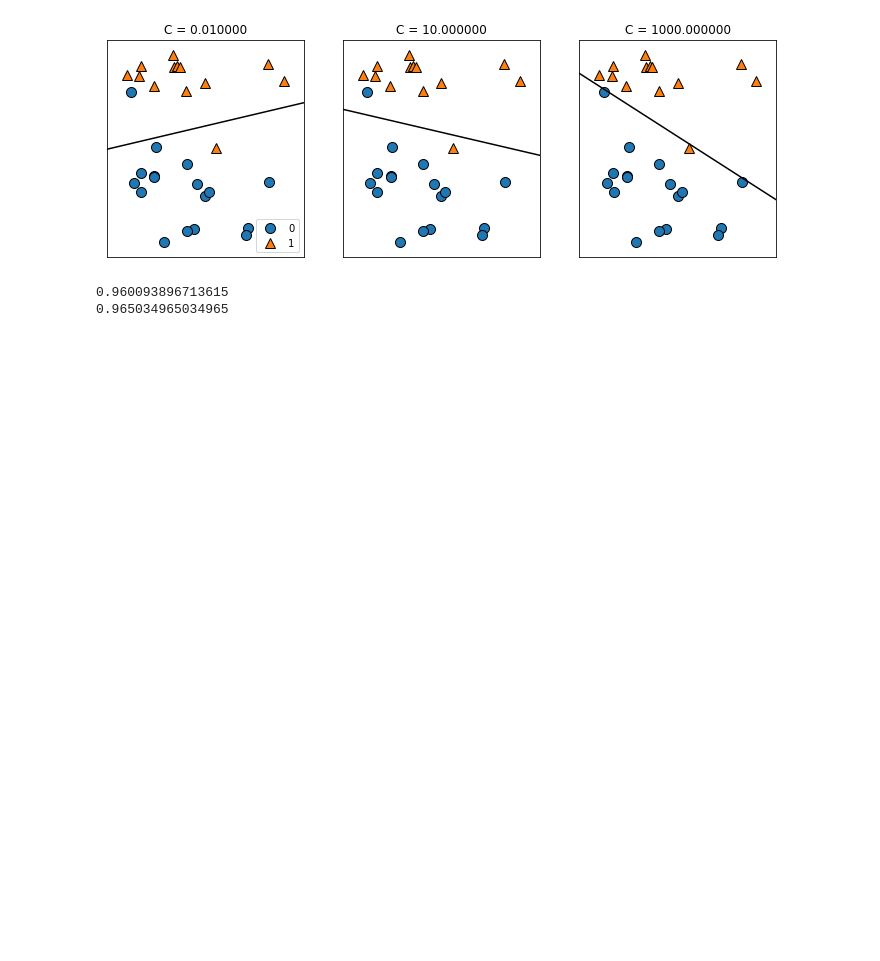
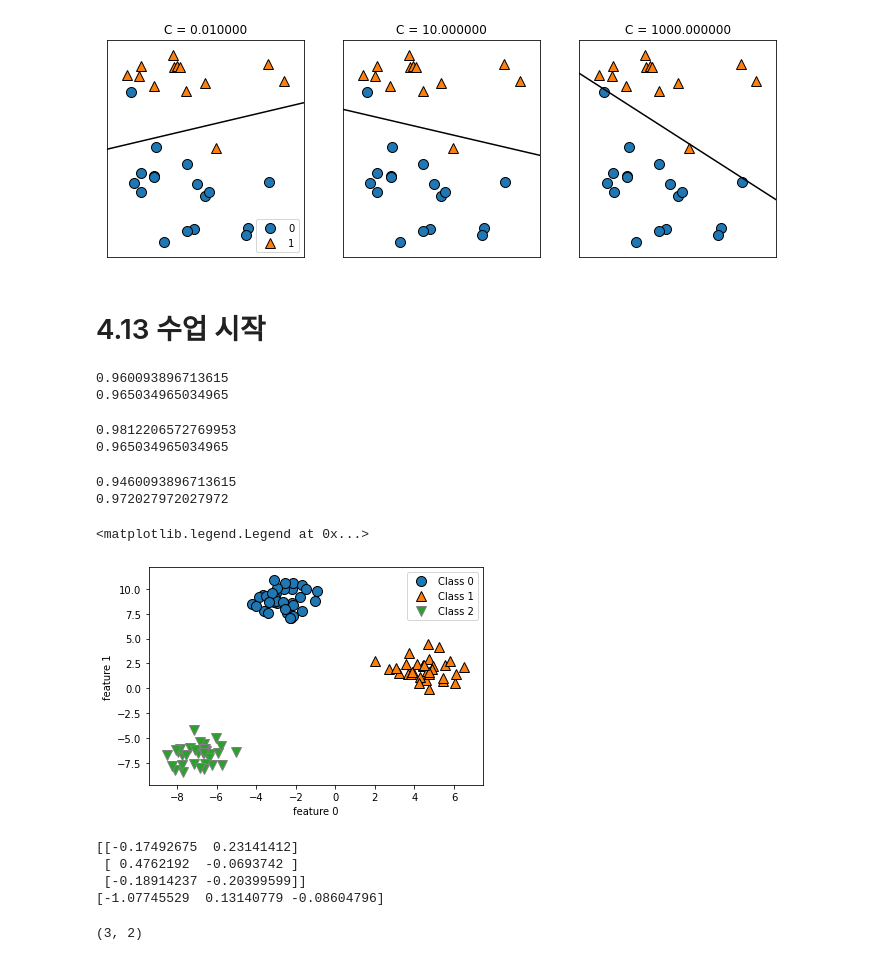
Before and after one commit to Jemin-Heo/Daegu-ai-web-public, a Jupyter notebook: preprocessor.ipynb, the cells around one changed output. Drawn from its saved outputs; the diff is of its cells as text; code cells hidden in the pictures; blank space fills up the shorter version.

```diff
--- a/preprocessor.ipynb
+++ b/preprocessor.ipynb
@@ -883,6 +905,8 @@ mglearn.plots.plot_linear_svc_regularization()
 # regularization : 정규화
 # %% [output]
 [figure]
+# %% [markdown]
+# 4.13 수업 시작
 # %%
 from sklearn.datasets import load_breast_cancer
 cancer = load_breast_cancer()
@@ -896,3 +920,31 @@ print(logreg.score(X_test,y_test))
 # %% [output]
 0.960093896713615
 0.965034965034965
+# %%
+logreg100 = LogisticRegression(max_iter=5000, C=100).fit(X_train,y_train)
+# C 의 디폴트 값은 1이다. C값이 클수록 알고리즘 내에서 오류를 허용하지 않는다.
+print(logreg100.score(X_train,y_train))
+print(logreg100.score(X_test,y_test))
+# %% [output]
+0.9812206572769953
+0.965034965034965
+# %%
+logreg001 = LogisticRegression(max_iter=5000, C=0.01).fit(X_train,y_train)
+# 오류를 허용할수록 정확도가 올라간다.
+print(logreg001.score(X_train,y_train))
+print(logreg001.score(X_test,y_test))
+# %% [output]
+0.9460093896713615
+0.972027972027972
+# %%
+from sklearn.datasets import make_blobs
+
+X,y = make_blobs(random_state=42)
+mglearn.discrete_scatter(X[:,0],X[:,1],y)
+
+plt.xlabel('feature 0')
+plt.ylabel('feature 1')
+plt.legend(['Class 0','Class 1','Class 2'])
+# %% [output]
+<matplotlib.legend.Legend at 0x...>
+[figure, added]
@@ -898,0 +953,13 @@ print(logreg.score(X_test,y_test))
+# %%
+print(linear_svm.coef_)
+# 3가지 군집을 분류하기 위해서는 3개의 선이 필요해서 3개의 정보가 나온다.
+print(linear_svm.intercept_)
+# %% [output]
+[[-0.17492675  0.23141412]
+ [ 0.4762192  -0.0693742 ]
+ [-0.18914237 -0.20399599]]
+[-1.07745529  0.13140779 -0.08604796]
+# %%
+print(linear_svm.coef_.shape)
+# %% [output]
+(3, 2)
```
Also changed, not shown: parts of 52 cells of this notebook.
